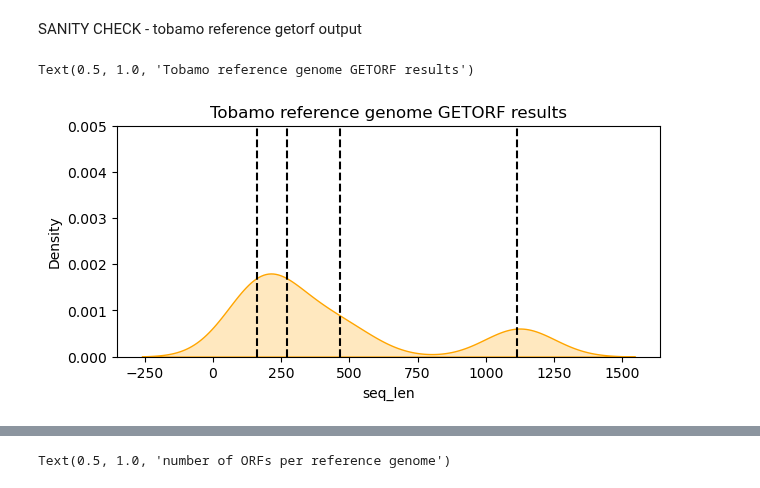
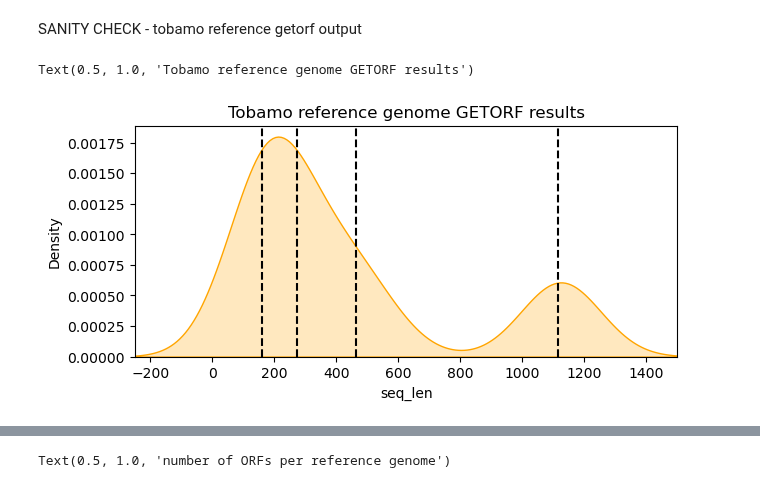
Before and after one commit to nezapajek/project-tobamo, a Jupyter notebook: analysis/whole_orf/01_getorf_candidates.ipynb, the cells around one changed output, grey strips where cells are left out. Drawn from its saved outputs; the diff is of its cells as text; code cells hidden in the pictures.

```diff
--- a/analysis/whole_orf/01_getorf_candidates.ipynb
+++ b/analysis/whole_orf/01_getorf_candidates.ipynb
@@ -159,21 +149,21 @@ getorf0 = getorf0.rename(columns={'seq_len':'getorf0_seq_len'})
 # %% [markdown]
 GETORF FIND 1 minsize = 360, maxsize = 3510
 # %%
-getorf_270_3510 = parse_fasta_to_df('/home/tobamo/analize/project-tobamo/analysis/whole_orf/results/getorf_output_find1_min_360_max_3510.fasta')
-getorf_270_3510_tobamo = parse_fasta_to_df('/home/tobamo/analize/project-tobamo/analysis/whole_orf/results/getorf_output_find1_min_360_max_3510_reference_tobamo.fasta')
+getorf_270_3510 = parse_getorf_fasta_to_df('/home/tobamo/analize/project-tobamo/analysis/whole_orf/results/getorf_output_find1_min_360_max_3510.fasta')
+getorf_270_3510_tobamo = parse_getorf_fasta_to_df('/home/tobamo/analize/project-tobamo/analysis/whole_orf/results/getorf_output_find1_min_360_max_3510_reference_tobamo.fasta')
 # %% [markdown]
 SANITY CHECK  - tobamo reference getorf output
 # %%
 fig, ax = plt.subplots(figsize=(7,3))
 fig = sns.kdeplot(getorf_270_3510_tobamo.seq_len, fill=True, color='orange')
 
 # Add vertical lines
 vertical_lines = [1115.04, 272.81, 463.94, 160.74]  # List of x-values for vertical lines
 for x in vertical_lines:
     ax.axvline(x=x, color='black', linestyle='--')
 
-ax.set_ylim(0, 0.005)
+ax.set_xlim(-250, 1500)
 ax.set_title('Tobamo reference genome GETORF results')
 # %% [output]
 Text(0.5, 1.0, 'Tobamo reference genome GETORF results')
-[figure, old version]
+[figure, new version]
```
Also changed, not shown: parts of 15 cells of this notebook, 6 other files.
